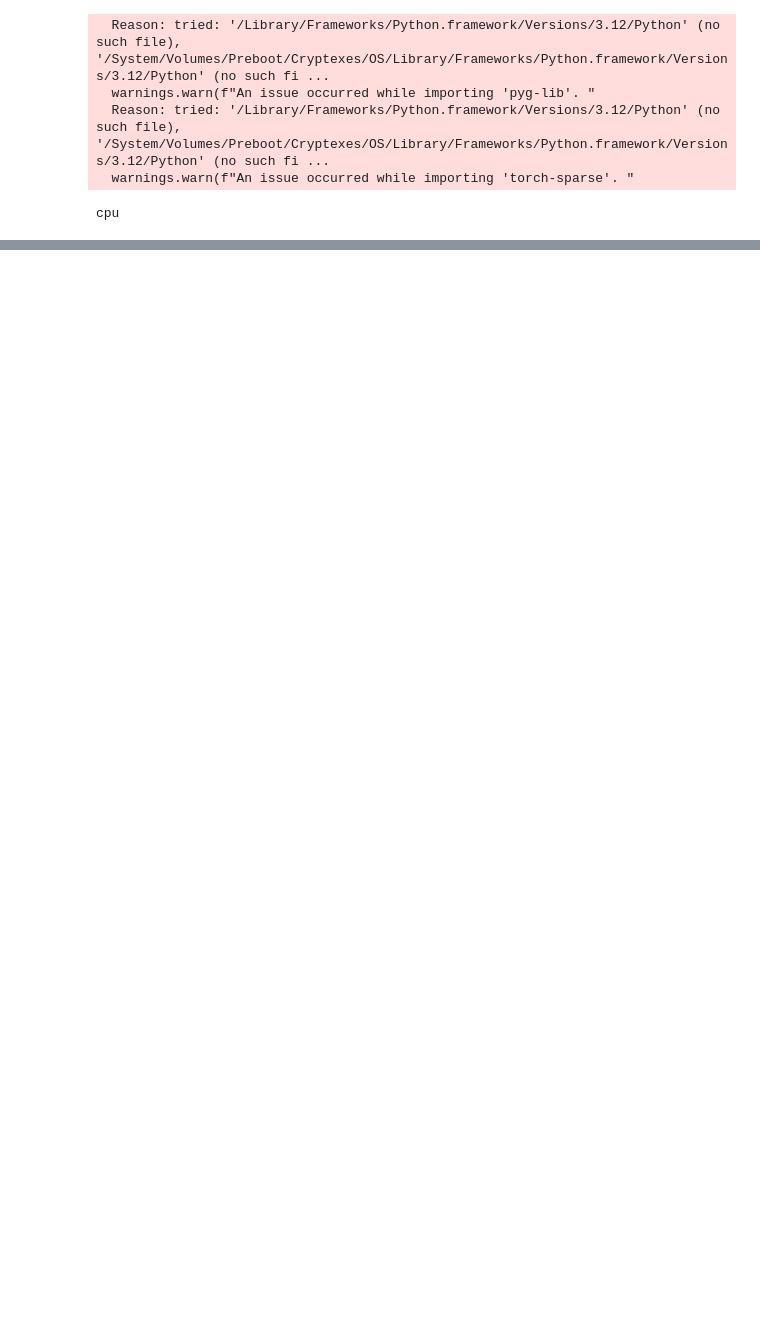
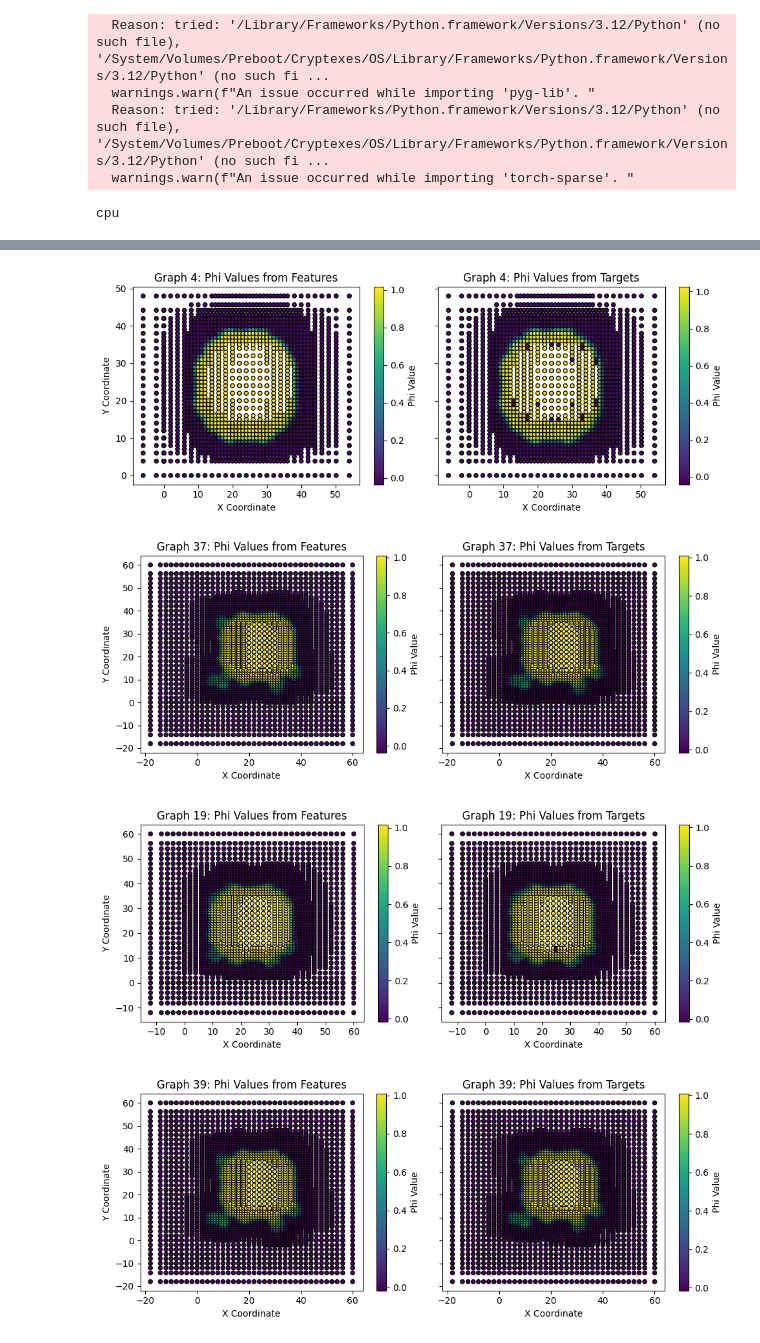
Before and after one commit to CMU-CBML/NDD_ML, a Jupyter notebook: test_SplineCNN_withCora.ipynb, the cells around one changed output, grey strips where cells are left out. Drawn from its saved outputs; the diff is of its cells as text; code cells hidden in the pictures; blank space fills up the shorter version.

```diff
--- a/test_SplineCNN_withCora.ipynb
+++ b/test_SplineCNN_withCora.ipynb
@@ -364,0 +520,52 @@ Data(x=[13223, 2], edge_index=[2, 26248], edge_attr=[26248, 1], y=[13223])
+# %%
+def visualize_graph_data(graph_data_list):
+    """
+    Visualizes the coordinates and two sets of 'phi' values for each randomly selected graph data object in the list.
+
+    Args:
+        graph_data_list (list): A list of Data objects from PyTorch Geometric.
+
+    Displays:
+        Scatter plots for 5 randomly selected graphs with nodes colored according to their 'phi' values from features and targets.
+    """
+    # Randomly select 5 graph indices if the list has more than 5 graphs
+    if len(graph_data_list) > 5:
+        selected_indices = random.sample(range(len(graph_data_list)), 5)
+    else:
+        selected_indices = range(len(graph_data_list))
+
+    for index in selected_indices:
+        data = graph_data_list[index]
+        # Extract x coordinates and phi values from features (assuming phi is the last column in x)
+        x_coords = data.x[:, :2].numpy()  # First two columns are coordinates
+        phi_values_x = data.x[:, 2].numpy()  # Assuming the last column in x is 'phi'
+        phi_values_y = data.y.numpy()  # 'phi' values used as target variable
+
+        # Create a plot with two subplots for comparison
+        fig, axs = plt.subplots(1, 2, figsize=(10, 4), sharey=True)
+
+        # Plot 'phi' from features
+        scatter1 = axs[0].scatter(x_coords[:, 0], x_coords[:, 1], c=phi_values_x, cmap='viridis', edgecolor='k', s=20)
+        axs[0].set_title(f'Graph {index+1}: Phi Values from Features')
+        axs[0].set_xlabel('X Coordinate')
+        axs[0].set_ylabel('Y Coordinate')
+        fig.colorbar(scatter1, ax=axs[0], label='Phi Value')
+
+        # Plot 'phi' from targets
+        scatter2 = axs[1].scatter(x_coords[:, 0], x_coords[:, 1], c=phi_values_y, cmap='viridis', edgecolor='k', s=20)
+        axs[1].set_title(f'Graph {index+1}: Phi Values from Targets')
+        axs[1].set_xlabel('X Coordinate')
+        fig.colorbar(scatter2, ax=axs[1], label='Phi Value')
+
+        # plt.grid(True)
+        plt.tight_layout()
+        plt.show()
+
+# Example usage:
+# Assuming 'graph_data_list' is populated with graph data objects
+visualize_graph_data(graph_data_list)
+# %% [output]
+[figure, added]
+[figure, added]
+[figure, added]
+[figure, added]
```
Also changed, not shown: parts of 23 cells of this notebook, 57 other files.
